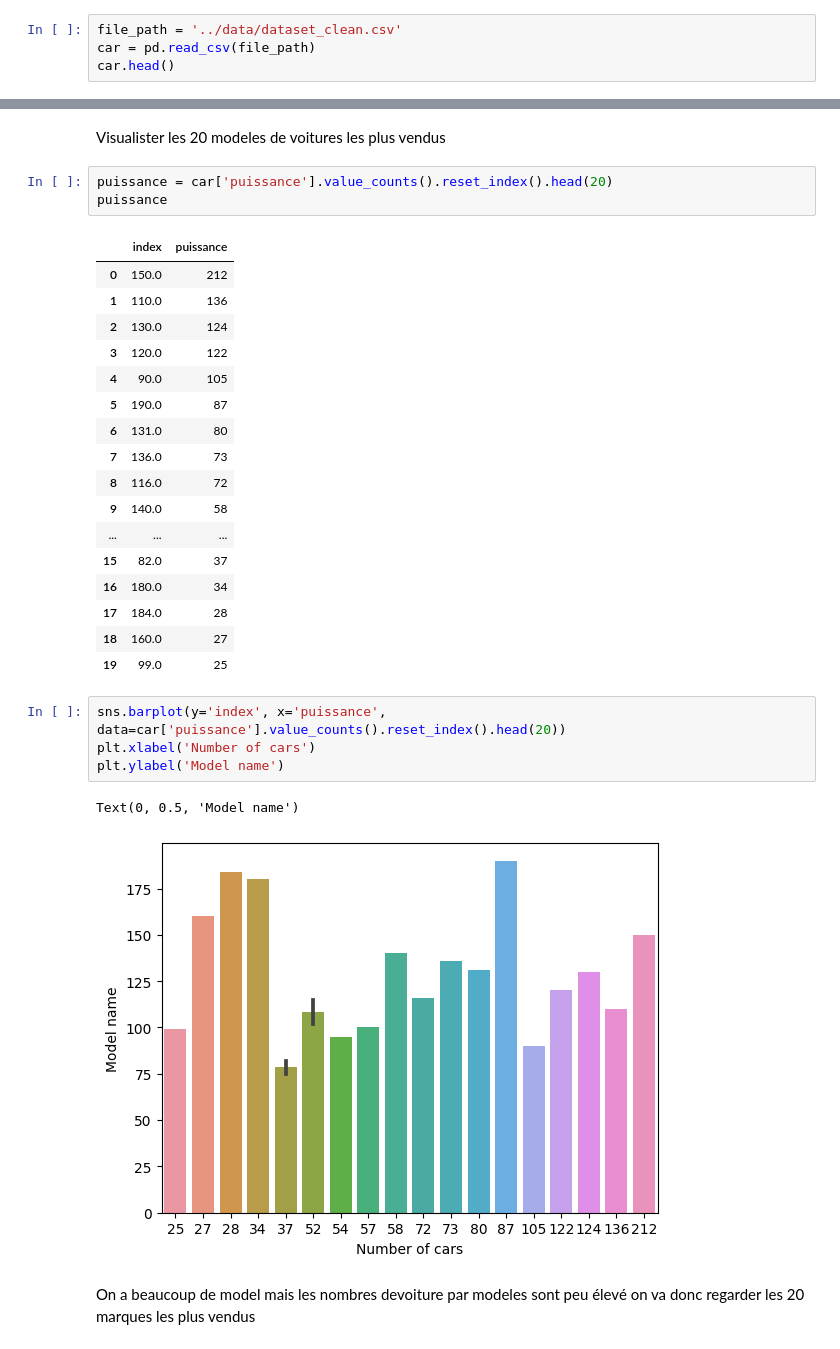
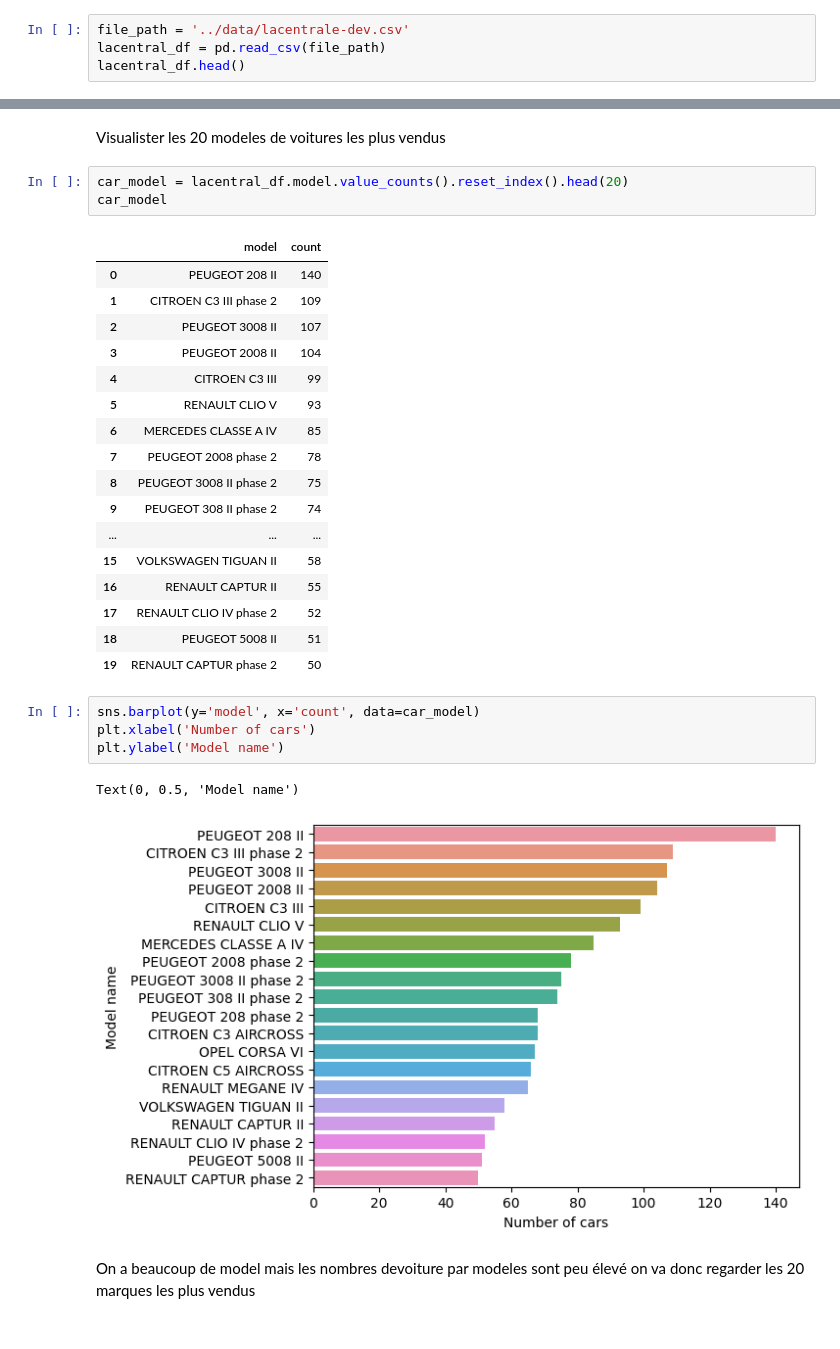
Before and after one commit to IvanBF9/MachineLearningCarPrice, a Jupyter notebook: notebooks/data_exploratory.ipynb, the cells around one changed output, grey strips where cells are left out. Cells and saved outputs as stored; diff of their text form.

```diff
--- a/notebooks/data_exploratory.ipynb
+++ b/notebooks/data_exploratory.ipynb
@@ -7,7 +7,7 @@ import seaborn as sns;
 # %% [markdown]
 lecture du dataset
 # %%
-file_path = '../data/dataset_clean.csv'
-car = pd.read_csv(file_path)
-car.head()
+file_path = '../data/lacentrale-dev.csv'
+lacentral_df = pd.read_csv(file_path)
+lacentral_df.head()
 # %% [output]
@@ -39,33 +38,33 @@ car.describe()
 # %% [markdown]
 Visualister les 20 modeles de voitures les plus vendus
 # %%
-puissance = car['puissance'].value_counts().reset_index().head(20)
-puissance
+car_model = lacentral_df.model.value_counts().reset_index().head(20)
+car_model
 # %% [output]
-|  | index | puissance |
-| 0 | 150.0 | 212 |
-| 1 | 110.0 | 136 |
-| 2 | 130.0 | 124 |
-| 3 | 120.0 | 122 |
-| 4 | 90.0 | 105 |
-| 5 | 190.0 | 87 |
-| 6 | 131.0 | 80 |
-| 7 | 136.0 | 73 |
-| 8 | 116.0 | 72 |
-| 9 | 140.0 | 58 |
+|  | model | count |
+| 0 | PEUGEOT 208 II | 140 |
+| 1 | CITROEN C3 III phase 2 | 109 |
+| 2 | PEUGEOT 3008 II | 107 |
+| 3 | PEUGEOT 2008 II | 104 |
+| 4 | CITROEN C3 III | 99 |
+| 5 | RENAULT CLIO V | 93 |
+| 6 | MERCEDES CLASSE A IV | 85 |
+| 7 | PEUGEOT 2008 phase 2 | 78 |
+| 8 | PEUGEOT 3008 II phase 2 | 75 |
+| 9 | PEUGEOT 308 II phase 2 | 74 |
 | ... | ... | ... |
-| 15 | 82.0 | 37 |
-| 16 | 180.0 | 34 |
-| 17 | 184.0 | 28 |
-| 18 | 160.0 | 27 |
-| 19 | 99.0 | 25 |
+| 15 | VOLKSWAGEN TIGUAN II | 58 |
+| 16 | RENAULT CAPTUR II | 55 |
+| 17 | RENAULT CLIO IV phase 2 | 52 |
+| 18 | PEUGEOT 5008 II | 51 |
+| 19 | RENAULT CAPTUR phase 2 | 50 |
 # %%
-sns.barplot(y='index', x='puissance', data=car['puissance'].value_counts().reset_index().head(20))
+sns.barplot(y='model', x='count', data=car_model)
 plt.xlabel('Number of cars')
 plt.ylabel('Model name')
 # %% [output]
 Text(0, 0.5, 'Model name')
-[figure, old version]
+[figure, new version]
 # %% [markdown]
 On a beaucoup de model mais les nombres devoiture par modeles sont peu élevé
 on va donc regarder les 20 marques les plus vendus
```
Also changed, not shown: parts of 11 cells of this notebook, 1 other file.
